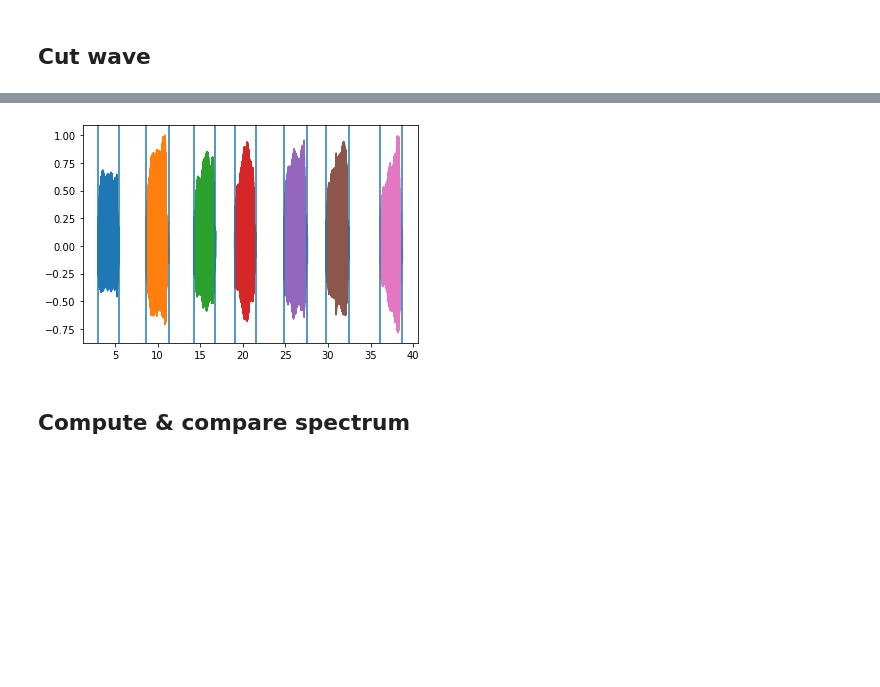
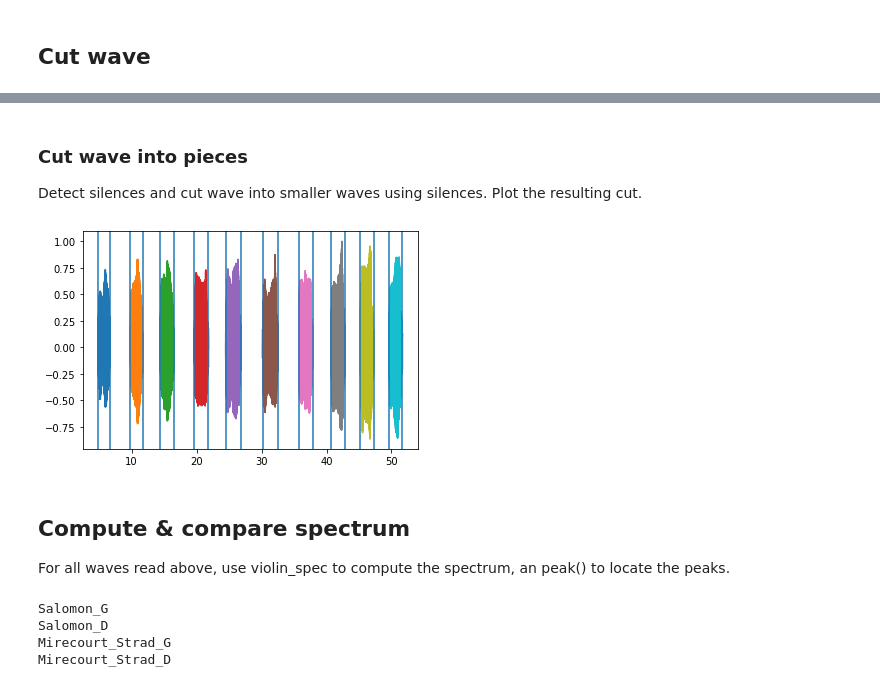
Before and after one commit to jomoussafir/violin_physics, a Jupyter notebook: fft_avg.ipynb, the cells around one changed output, grey strips where cells are left out. Drawn from its saved outputs; the diff is of its cells as text; code cells hidden in the pictures; blank space fills up the shorter version.

Commit message:
Add Salomon D string

```diff
--- a/fft_avg.ipynb
+++ b/fft_avg.ipynb
@@ -24,7 +25,11 @@ The autoreload extension is already loaded. To reload it, use:
 # %%
 wave = {}
 wave["Salomon_G"] = read_wave('/Users/msfr/Dropbox/Violin Physics/violin_fft/violins/Salomon/G.wav')
+wave["Salomon_D"] = read_wave('/Users/msfr/Dropbox/Violin Physics/violin_fft/violins/Salomon/D.wav')
+
 wave["Mirecourt_Strad_G"] = read_wave('/Users/msfr/Dropbox/Violin Physics/violin_fft/violins/Mirecourt Stradivarius/G.wav')
 wave["Mirecourt_Strad_D"] = read_wave('/Users/msfr/Dropbox/Violin Physics/violin_fft/violins/Mirecourt Stradivarius/D.wav')
 # %% [markdown]
 ## Cut wave
+# %%
+wave_tmp = wave["Salomon_D"]
@@ -31,28 +40,38 @@ wave["Mirecourt_Strad_D"] = read_wave('/Users/msfr/Dropbox/Violin Physics/violin
+# %% [markdown]
+### Cut wave into pieces
+Detect silences and cut wave into smaller waves using silences. Plot the resulting cut.
 # %%
-wave_tmp = wave["Mirecourt_Strad_D"]
 t_dict = wave_cut(wave_tmp, 0.5, 0.75)
 nb_sample = t_dict["nb_interval"]
 
 segment = {}
 for i in range(t_dict["nb_interval"]):
     segment[i] = wave_tmp.segment(t_dict["start"][i], t_dict["end"][i] - t_dict["start"][i])
 
 for i in range(t_dict["nb_interval"]):
     segment[i].plot()
 
 for t in t_dict["start"]:
     plt.axvline(t)
 
 for t in t_dict["end"]:
     plt.axvline(t)
 # %% [output]
-[figure, old version]
+[figure, new version]
-# %% [markdown]
-## Compute & compare spectrum
+# %% [markdown]
+## Compute & compare spectrum
+
+For all waves read above, use violin_spec to compute the spectrum, an peak() to locate the peaks.
 # %%
 spec = {}
 for k in wave.keys():
+    print(k)
     spec[k] = violin_spec(wave[k], fmin=20, fmax=2000)
+# %% [output]
+Salomon_G
+Salomon_D
+Mirecourt_Strad_G
+Mirecourt_Strad_D
 # %%
 for k in wave.keys():
     f,a = peak(spec[k], thr=-0.15)
```
Also changed, not shown: parts of 5 cells of this notebook, 1 other file.
